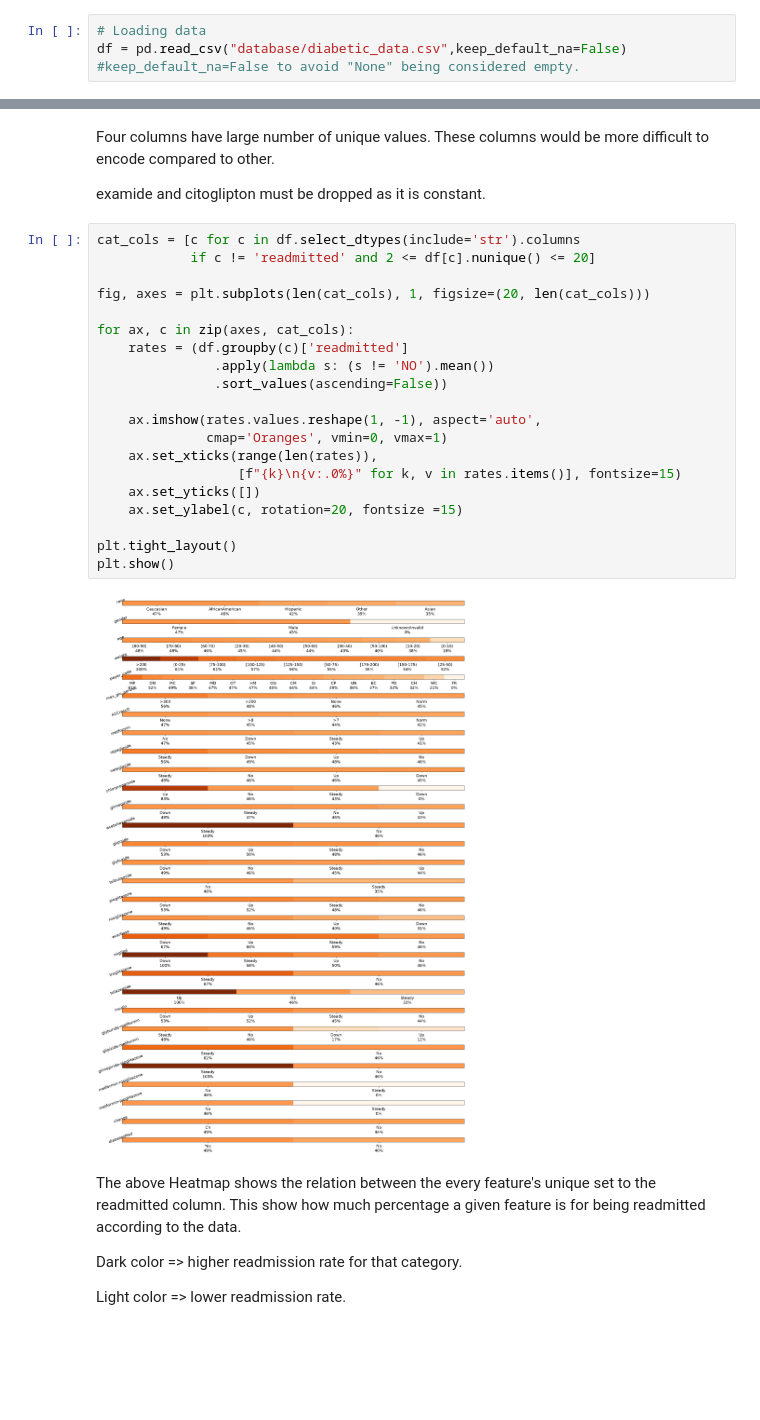
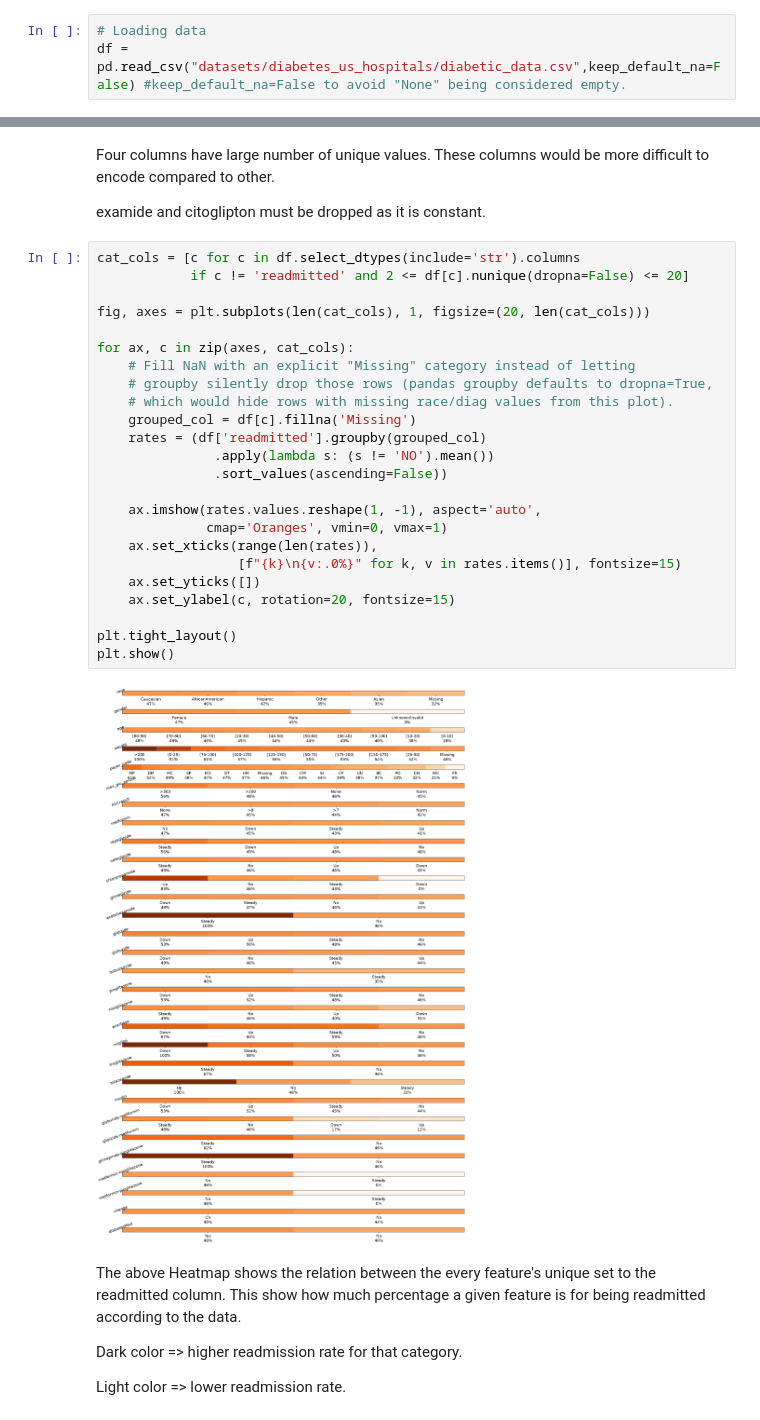
Before and after one commit to cscnitc/membership-inference, a Jupyter notebook: eda.ipynb, the cells around one changed output, grey strips where cells are left out. Drawn from its saved outputs; the diff is of its cells as text; blank space fills up the shorter version.

```diff
--- a/eda.ipynb
+++ b/eda.ipynb
@@ -62,7 +62,7 @@ import pandas as pd
 import matplotlib.pyplot as plt
 # %%
 # Loading data
-df = pd.read_csv("database/diabetic_data.csv",keep_default_na=False) #keep_default_na=False to avoid "None" being considered empty.
+df = pd.read_csv("datasets/diabetes_us_hospitals/diabetic_data.csv",keep_default_na=False) #keep_default_na=False to avoid "None" being considered empty.
 # %% [markdown]
 ### Data Macro Analysis
 # %%
@@ -349,26 +349,30 @@ Four columns have large number of unique values. These columns would be more dif
 examide and citoglipton must be dropped as it is constant.
 # %%
 cat_cols = [c for c in df.select_dtypes(include='str').columns
-            if c != 'readmitted' and 2 <= df[c].nunique() <= 20]
+            if c != 'readmitted' and 2 <= df[c].nunique(dropna=False) <= 20]
 
 fig, axes = plt.subplots(len(cat_cols), 1, figsize=(20, len(cat_cols)))
 
 for ax, c in zip(axes, cat_cols):
-    rates = (df.groupby(c)['readmitted']
+    # Fill NaN with an explicit "Missing" category instead of letting
+    # groupby silently drop those rows (pandas groupby defaults to dropna=True,
+    # which would hide rows with missing race/diag values from this plot).
+    grouped_col = df[c].fillna('Missing')
+    rates = (df['readmitted'].groupby(grouped_col)
                .apply(lambda s: (s != 'NO').mean())
                .sort_values(ascending=False))
 
     ax.imshow(rates.values.reshape(1, -1), aspect='auto',
               cmap='Oranges', vmin=0, vmax=1)
     ax.set_xticks(range(len(rates)),
                   [f"{k}\n{v:.0%}" for k, v in rates.items()], fontsize=15)
     ax.set_yticks([])
-    ax.set_ylabel(c, rotation=20, fontsize =15)
+    ax.set_ylabel(c, rotation=20, fontsize=15)
 
 plt.tight_layout()
 plt.show()
 # %% [output]
-[figure, old version]
+[figure, new version]
 # %% [markdown]
 The above Heatmap shows the relation between the every feature's unique set to the readmitted column.
 This show how much percentage a given feature is for being readmitted according to the data.
```
Also changed, not shown: parts of 4 cells of this notebook, 3 other files.
